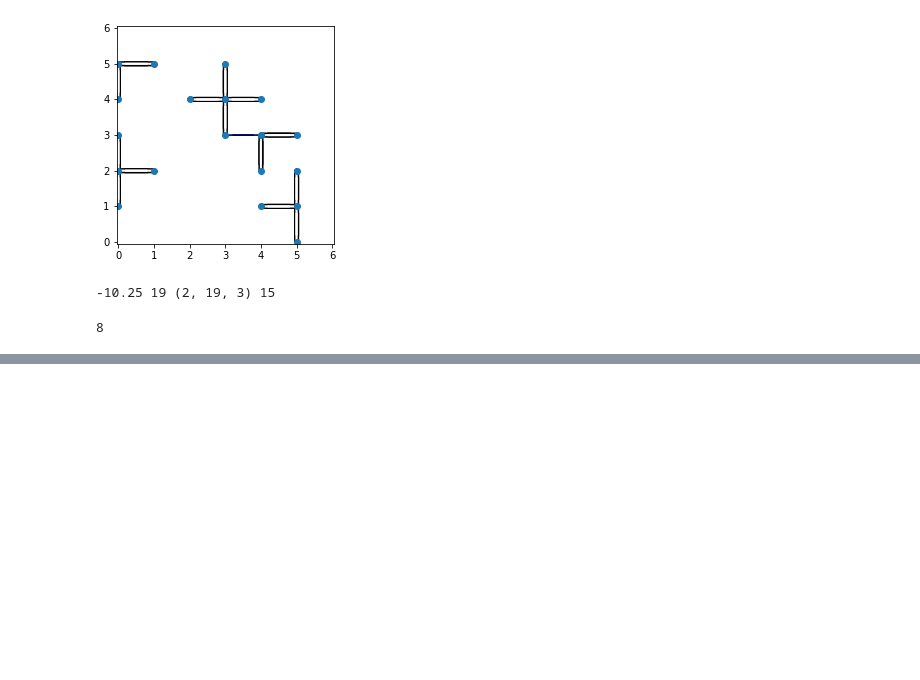
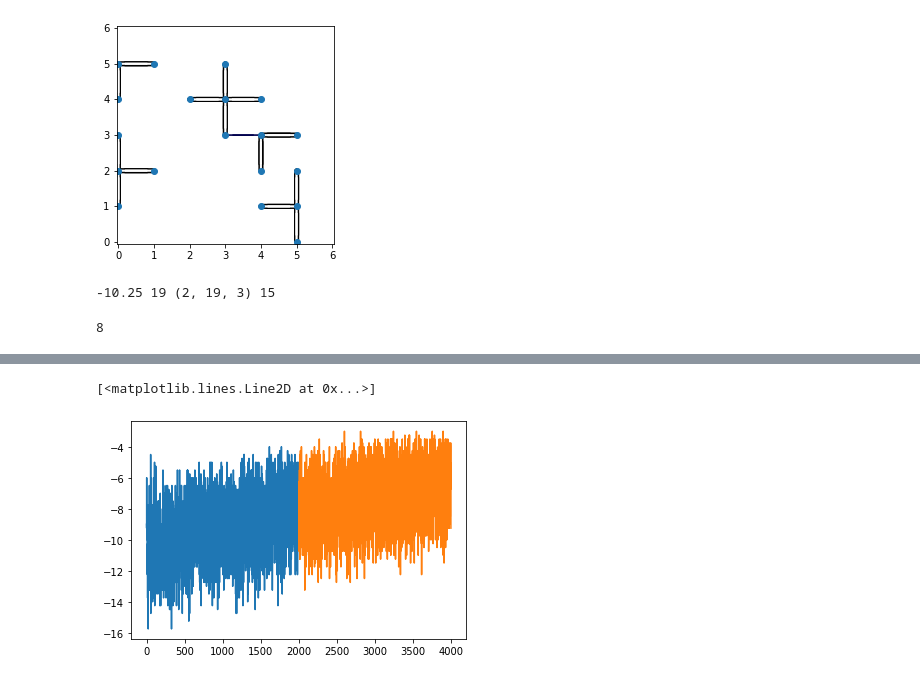
Before and after one commit to p-serna/game_embeddings, a Jupyter notebook: DQN_Agent_Conv.ipynb, the cells around one changed output, grey strips where cells are left out. Saved outputs shown, nothing was run; the diff lists cells and outputs as text; code cells hidden in the pictures; blank space fills up the shorter version.

```diff
--- a/DQN_Agent_Conv.ipynb
+++ b/DQN_Agent_Conv.ipynb
@@ -57,7 +57,7 @@ randomAgent0 = lambda state: randomAgent(state, Memb)
 #env = game(Hint, Memb = Memb)
 smartagent0 = Agent(statesize, actionsize, seed = 1,
                     embedding_size = Memb, neighbours = 4,
-                   nu = [32, 64, 128, 128, 64, 64], model = QNetwork_Conv)
+                   nu = [32, 64, 128, 128, 64], model = QNetwork_Conv)
 # %%
 env = random_connection_game(9,  Memb)
 # %%
@@ -145,0 +168,2 @@ plt.plot(scores)
+# %%
+scores2 = dqn(smartagent0, n_episodes=2000, eps_start= 0.15)
@@ -145,0 +191,7 @@ plt.plot(scores)
+# %%
+idx = np.arange(len(scores2))+len(scores)
+plt.plot(scores)
+plt.plot(idx,scores2)
+# %% [output]
+[<matplotlib.lines.Line2D at 0x...>]
+[figure, added]
```
Also changed, not shown: parts of 6 cells of this notebook.
